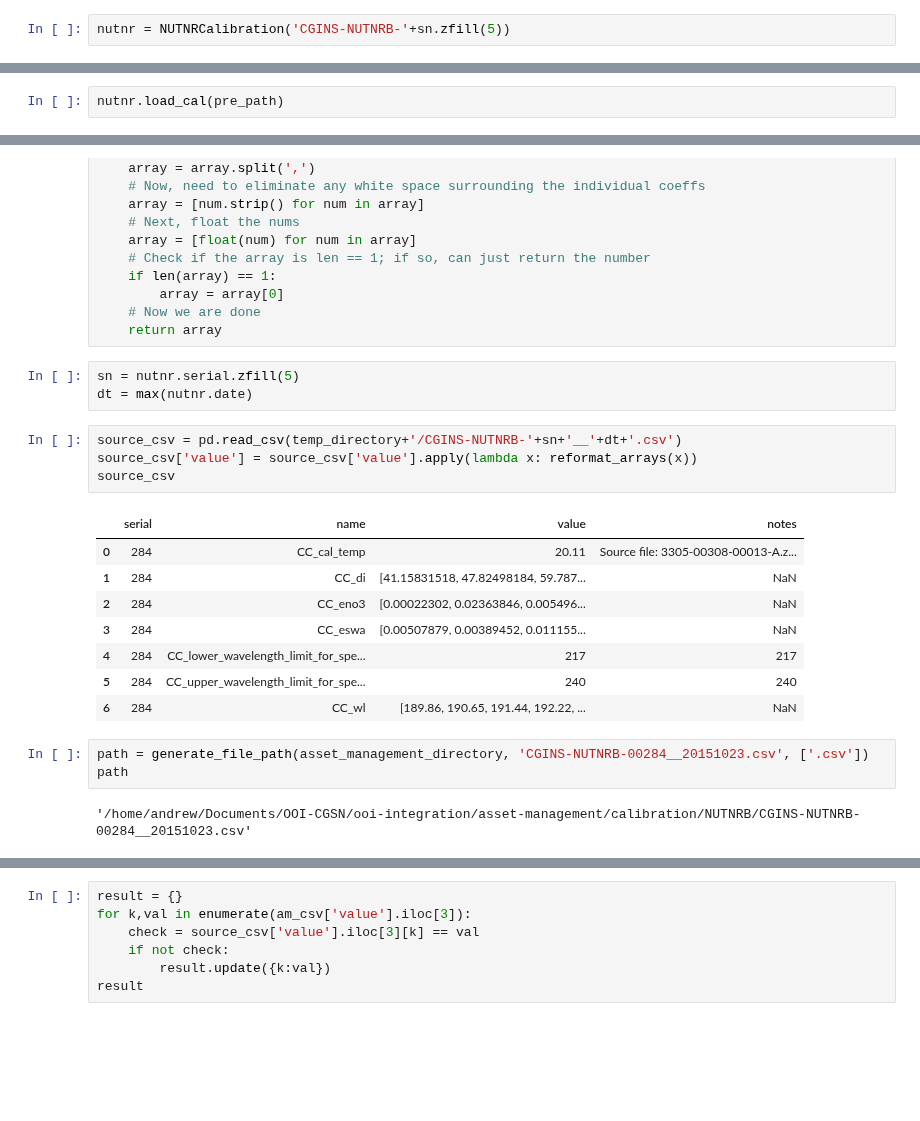
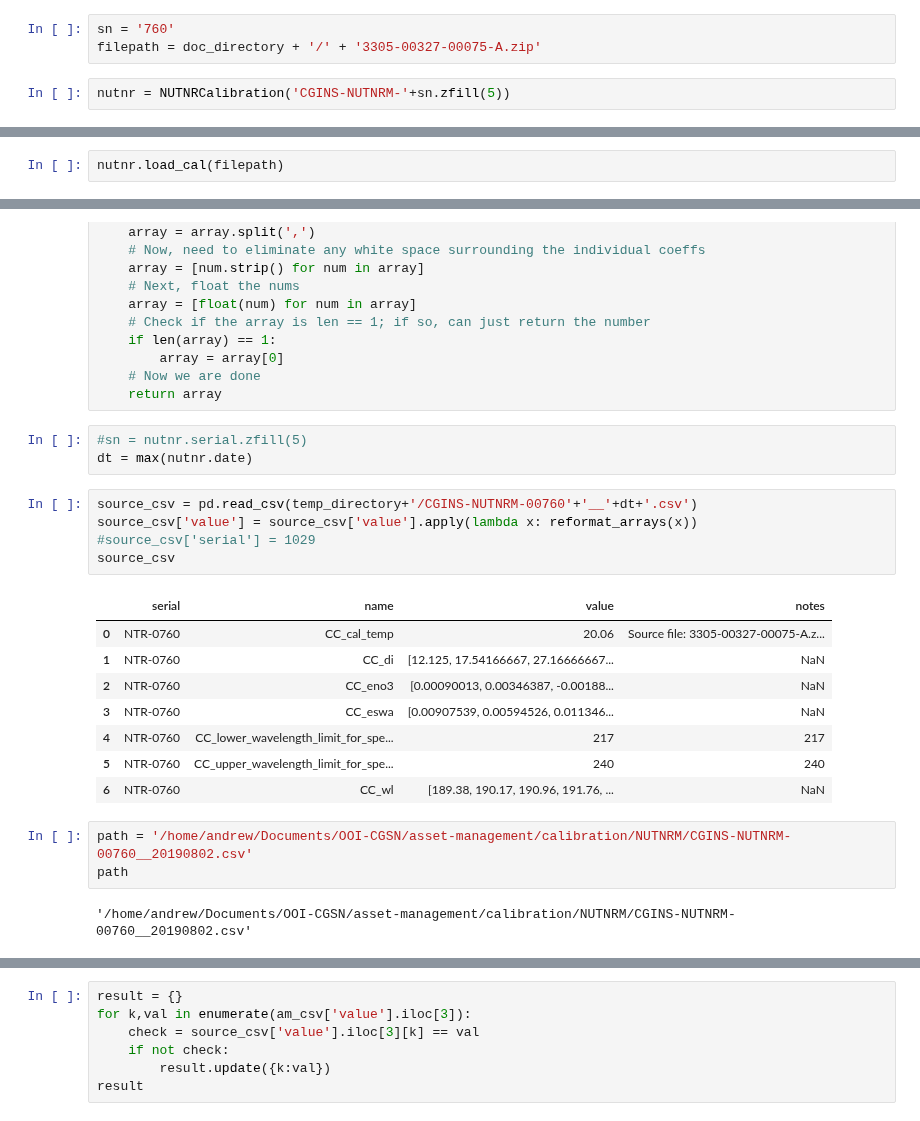
Before and after one commit to cooleyky/QAQC_Sandbox, a Jupyter notebook: Metadata_Review/NUTNR Checker.ipynb, the cells around one changed output, grey strips where cells are left out. Cells and saved outputs as stored; diff of their text form; blank space fills up the shorter version.

```diff
--- a/Metadata_Review/NUTNR Checker.ipynb
+++ b/Metadata_Review/NUTNR Checker.ipynb
@@ -106,9 +148,12 @@ Initialize the parser:
+# %%
+sn = '760'
+filepath = doc_directory + '/' + '3305-00327-00075-A.zip'
 # %%
-nutnr = NUTNRCalibration('CGINS-NUTNRB-'+sn.zfill(5))
+nutnr = NUTNRCalibration('CGINS-NUTNRM-'+sn.zfill(5))
 # %% [markdown]
 Read in the calibration coefficients:
 # %%
-nutnr.load_cal(pre_path)
+nutnr.load_cal(filepath)
 # %%
 nutnr.coefficients
 # %% [output]
@@ -171,26 +216,27 @@ def reformat_arrays(array):
     # Now we are done
     return array
 # %%
-sn = nutnr.serial.zfill(5)
+#sn = nutnr.serial.zfill(5)
 dt = max(nutnr.date)
 # %%
-source_csv = pd.read_csv(temp_directory+'/CGINS-NUTNRB-'+sn+'__'+dt+'.csv')
+source_csv = pd.read_csv(temp_directory+'/CGINS-NUTNRM-00760'+'__'+dt+'.csv')
 source_csv['value'] = source_csv['value'].apply(lambda x: reformat_arrays(x))
+#source_csv['serial'] = 1029
 source_csv
 # %% [output]
 |  | serial | name | value | notes |
-| 0 | 284 | CC_cal_temp | 20.11 | Source file: 3305-00308-00013-A.z... |
-| 1 | 284 | CC_di | [41.15831518, 47.82498184, 59.787... | NaN |
-| 2 | 284 | CC_eno3 | [0.00022302, 0.02363846, 0.005496... | NaN |
-| 3 | 284 | CC_eswa | [0.00507879, 0.00389452, 0.011155... | NaN |
-| 4 | 284 | CC_lower_wavelength_limit_for_spe... | 217 | 217 |
-| 5 | 284 | CC_upper_wavelength_limit_for_spe... | 240 | 240 |
-| 6 | 284 | CC_wl | [189.86, 190.65, 191.44, 192.22, ... | NaN |
+| 0 | NTR-0760 | CC_cal_temp | 20.06 | Source file: 3305-00327-00075-A.z... |
+| 1 | NTR-0760 | CC_di | [12.125, 17.54166667, 27.16666667... | NaN |
+| 2 | NTR-0760 | CC_eno3 | [0.00090013, 0.00346387, -0.00188... | NaN |
+| 3 | NTR-0760 | CC_eswa | [0.00907539, 0.00594526, 0.011346... | NaN |
+| 4 | NTR-0760 | CC_lower_wavelength_limit_for_spe... | 217 | 217 |
+| 5 | NTR-0760 | CC_upper_wavelength_limit_for_spe... | 240 | 240 |
+| 6 | NTR-0760 | CC_wl | [189.38, 190.17, 190.96, 191.76, ... | NaN |
-# %%
-path = generate_file_path(asset_management_directory, 'CGINS-NUTNRB-00284__20151023.csv', ['.csv'])
-path
-# %% [output]
-'/home/andrew/Documents/OOI-CGSN/ooi-integration/asset-management/calibration/NUTNRB/CGINS-NUTNRB-00284__20151023.csv'
+# %%
+path = '/home/andrew/Documents/OOI-CGSN/asset-management/calibration/NUTNRM/CGINS-NUTNRM-00760__20190802.csv'
+path
+# %% [output]
+'/home/andrew/Documents/OOI-CGSN/asset-management/calibration/NUTNRM/CGINS-NUTNRM-00760__20190802.csv'
 # %%
 am_csv = pd.read_csv(path)
 am_csv['value'] = am_csv['value'].apply(lambda x: reformat_arrays(x))
```
Also changed, not shown: parts of 16 cells of this notebook, 2 other files.
